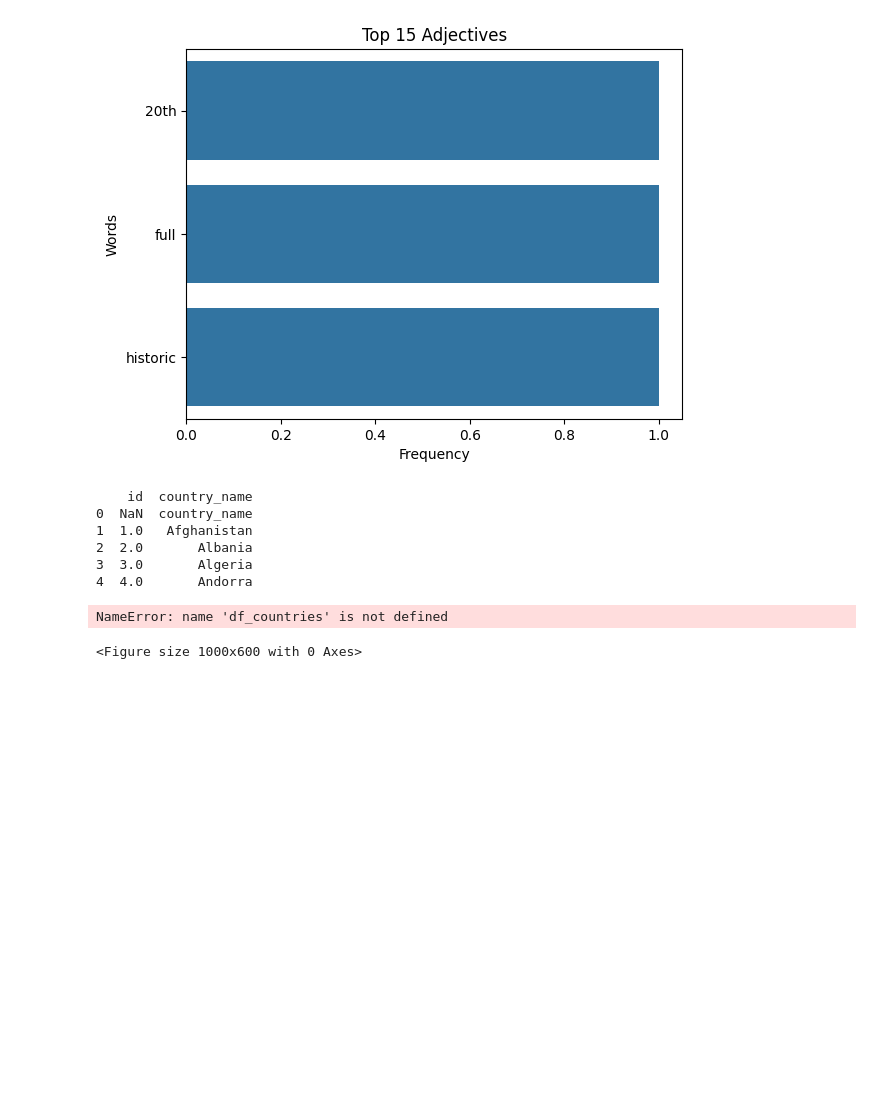
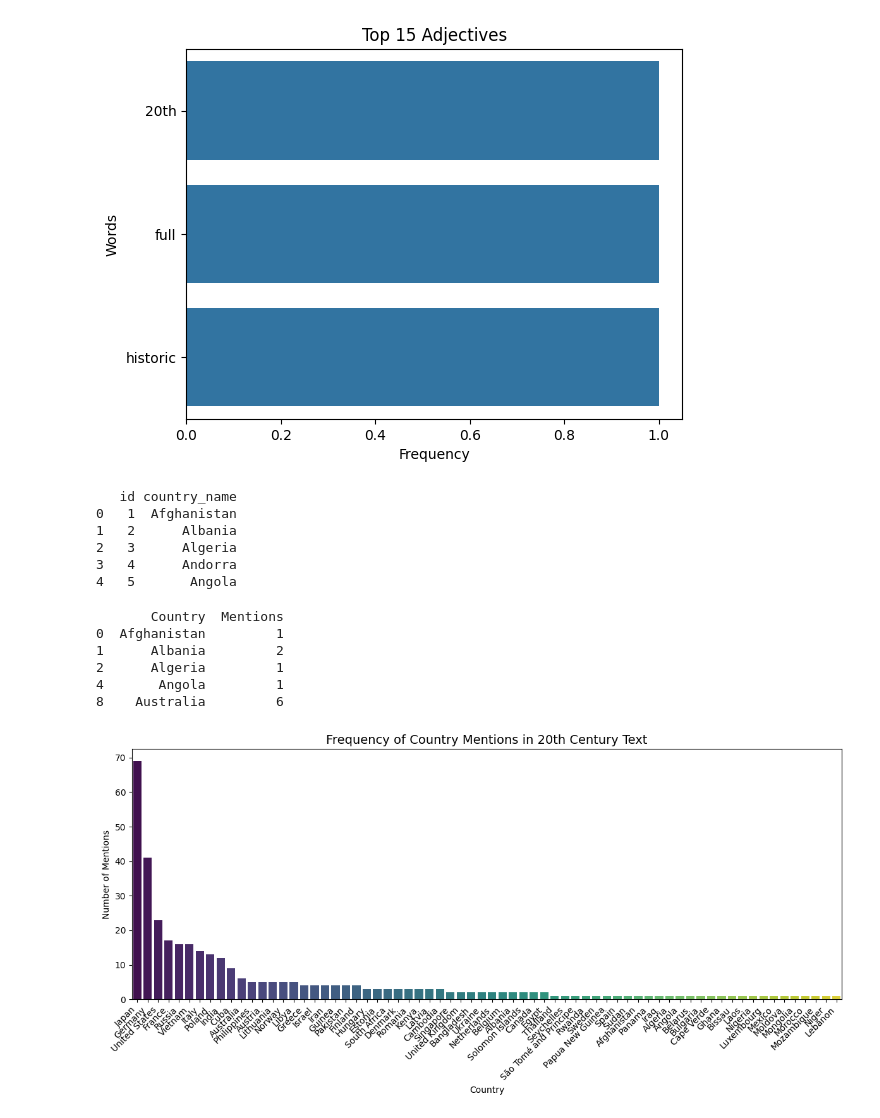
Before and after one commit to Javquezadaa/20th-century, a Jupyter notebook: Task 1.5.ipynb, the cells around one changed output. Drawn from its saved outputs; the diff is of its cells as text; code cells hidden in the pictures; blank space fills up the shorter version.

```diff
--- a/Task 1.5.ipynb
+++ b/Task 1.5.ipynb
@@ -265,41 +263,66 @@ plot_top_pos(adjectives, "Top 15 Adjectives")
 [figure]
 [figure]
 # %%
-import pandas as pd
+#Step 10. after fixing importing problems or csv file reading.
+# Read the semicolon-delimited file and skip the first row if it contains duplicate headers
+df_countries_lookup = pd.read_csv("countries_list_20th_century_1.5.csv", sep=";", skiprows=1, names=["id","country_name"])
 
-# Skip the first row (duplicate header) and set the correct column names
-df_countries_lookup = pd.read_csv(
-    "countries_list_20th_century_1.5.csv",
-    sep=";",
-    skiprows=1,  # Skip the first row that contains 'country_name' again
-    names=["id", "country_name"]
-)
-
-# Strip any leading/trailing whitespace in country names
+# Clean up whitespace
 df_countries_lookup["country_name"] = df_countries_lookup["country_name"].str.strip()
 
 # Preview
 print(df_countries_lookup.head())
 # %% [output]
-    id  country_name
-0  NaN  country_name
-1  1.0   Afghanistan
-2  2.0       Albania
-3  3.0       Algeria
-4  4.0       Andorra
+   id country_name
+0   1  Afghanistan
+1   2      Albania
+2   3      Algeria
+3   4      Andorra
+4   5       Angola
+# %%
+from collections import Counter
+import pandas as pd
+
+# Reading text file
+with open("20th_century_events.txt", "r", encoding="utf-8") as f:
+    text = f.read()
+
+# Counting  mentions of each country
+country_counts = Counter()
+for country in df_countries_lookup['country_name']:
+    country_counts[country] = text.count(country)
+
+# Converting to DataFrame
+df_countries = pd.DataFrame(country_counts.items(), columns=["Country", "Mentions"])
+
+# Filtering out countries with 0 mentions
+df_countries = df_countries[df_countries['Mentions'] > 0]
+
+# Preview
+print(df_countries.head())
+# %% [output]
+       Country  Mentions
+0  Afghanistan         1
+1      Albania         2
+2      Algeria         1
+4       Angola         1
+8    Australia         6
 # %%
+## Step 11. Creating a plot showing the frecuency of the number of times this countries are mentioned
 import matplotlib.pyplot as plt
 import seaborn as sns
 
-# Plot country mentions
-plt.figure(figsize=(10,6))
-sns.barplot(data=df_countries, x="Country", y="Mentions", palette="viridis")
+# Sorting the data by Mentions for a cleaner plot
+df_countries_sorted = df_countries.sort_values(by='Mentions', ascending=False)
 
+# Creating the plot
+plt.figure(figsize=(12,6))
+sns.barplot(data=df_countries_sorted, x="Country", y="Mentions", palette="viridis")
 plt.title("Frequency of Country Mentions in 20th Century Text", fontsize=14)
-plt.xticks(rotation=45)
+plt.xticks(rotation=45, ha='right')
 plt.ylabel("Number of Mentions")
 plt.xlabel("Country")
+plt.tight_layout()
 plt.show()
 # %% [output]
-NameError: name 'df_countries' is not defined
-<Figure size 1000x600 with 0 Axes>
+[figure, added]
```
Also changed, not shown: parts of 8 cells of this notebook, 1 other file.
